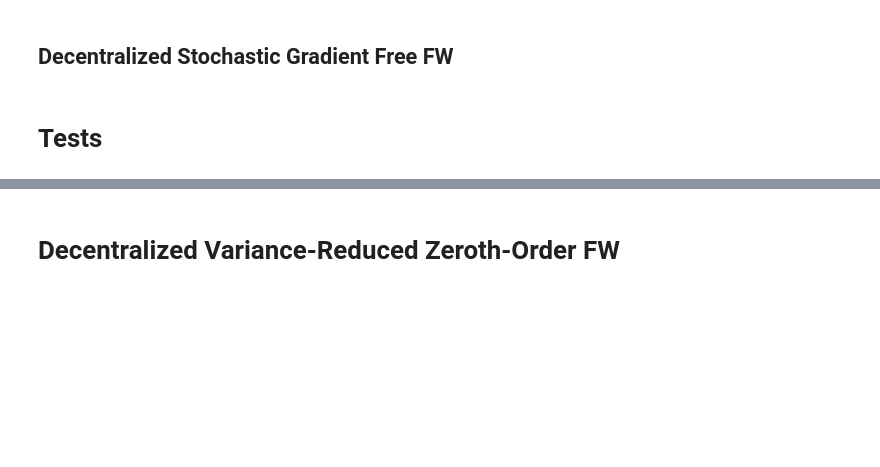
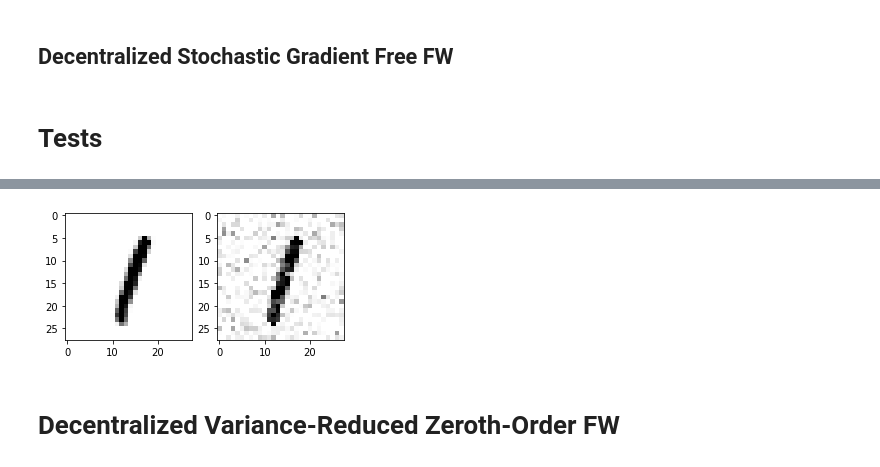
Before and after one commit to silviapoletti/Universal-Adversarial-Perturbation-starring-Frank-Wolfe, a Jupyter notebook: src/perturbation_notebook.ipynb, the cells around one changed output, grey strips where cells are left out. Cells and saved outputs as stored; diff of their text form; code cells hidden in the pictures; blank space fills up the shorter version.

```diff
--- a/src/perturbation_notebook.ipynb
+++ b/src/perturbation_notebook.ipynb
@@ -152,12 +155,14 @@ lenet5.model.evaluate(gaussian_noise_data, labels)
 # %%
 gaussian_noise_data.shape
 # %%
-gaussian_noise = np.random.normal(0, 0.3, (28,28))
+gaussian_noise = np.random.normal(0, 0.2, (28,28))
 fig, ax = plt.subplots(1, 2,figsize=(5, 5))
 ax[0].imshow(image, cmap='Greys')
 ax[1].imshow(np.clip(image+gaussian_noise, 0.,1.), cmap='Greys')
-plt.savefig(f"./gaussian_noise_{m}", bbox_inches="tight")
+plt.savefig(f"./gaussian_noise_{10000}", bbox_inches="tight")
 plt.show()
+# %% [output]
+[figure, added]
 # %% [markdown]
 # Decentralized Variance-Reduced Zeroth-Order FW
 # %%
```
Also changed, not shown: parts of 2 cells of this notebook, 1 other file.
